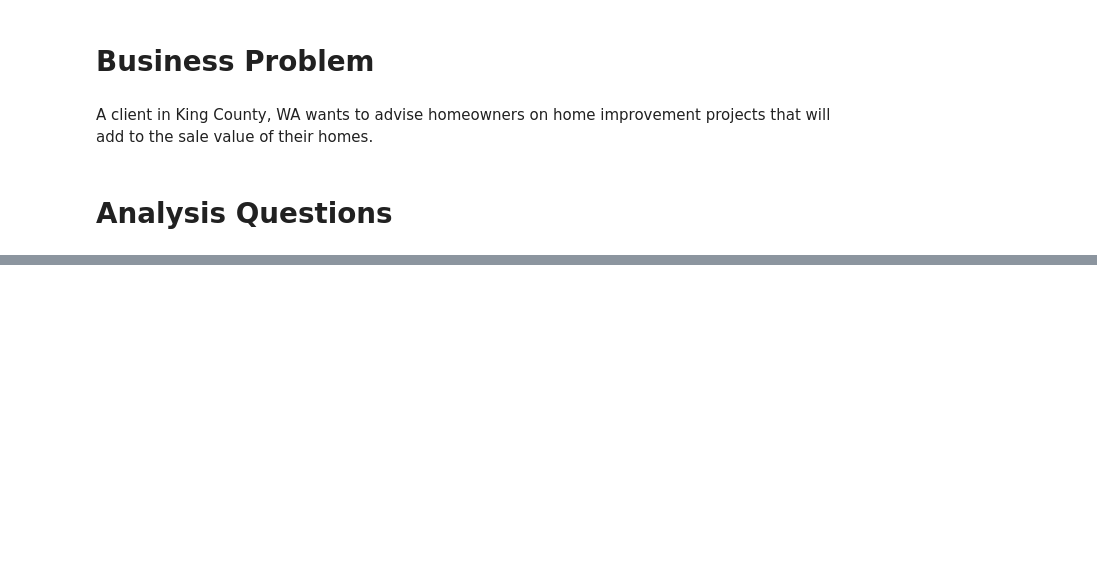
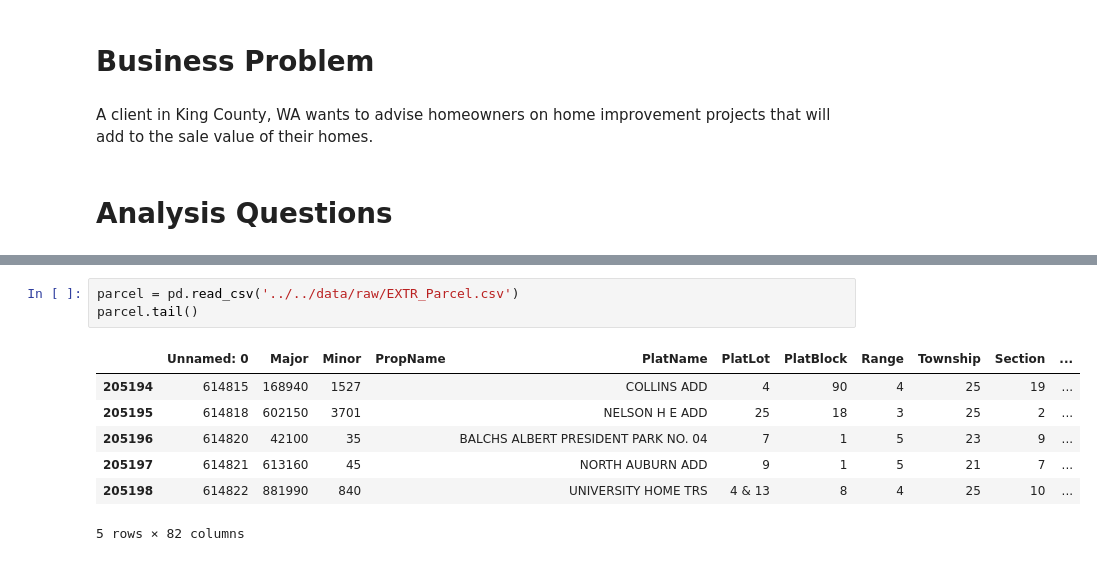
Before and after one commit to samtuleen/King-County-Home-Price-Predictors, a Jupyter notebook: notebooks/exploratory/Predicting-Most-Valuable-Home-Projects-In-King-County-Analysis.ipynb, the cells around one changed output, grey strips where cells are left out. Drawn from its saved outputs; the diff is of its cells as text; blank space fills up the shorter version.

```diff
--- a/notebooks/exploratory/Predicting-Most-Valuable-Home-Projects-In-King-County-Analysis.ipynb
+++ b/notebooks/exploratory/Predicting-Most-Valuable-Home-Projects-In-King-County-Analysis.ipynb
@@ -22,0 +139,11 @@ Questin 3: Will upgrading to a forced-air heating system increase the sale price
+# %%
+parcel = pd.read_csv('../../data/raw/EXTR_Parcel.csv')
+parcel.tail()
+# %% [output]
+|  | Unnamed: 0 | Major | Minor | PropName | PlatName | PlatLot | PlatBlock | Range | Township | Section | ... |
+| 205194 | 614815 | 168940 | 1527 |  | COLLINS ADD | 4 | 90 | 4 | 25 | 19 | ... |
+| 205195 | 614818 | 602150 | 3701 |  | NELSON H E ADD | 25 | 18 | 3 | 25 | 2 | ... |
+| 205196 | 614820 | 42100 | 35 |  | BALCHS ALBERT PRESIDENT PARK NO. 04 | 7 | 1 | 5 | 23 | 9 | ... |
+| 205197 | 614821 | 613160 | 45 |  | NORTH AUBURN ADD | 9 | 1 | 5 | 21 | 7 | ... |
+| 205198 | 614822 | 881990 | 840 |  | UNIVERSITY HOME TRS | 4 & 13 | 8 | 4 | 25 | 10 | ... |
+5 rows × 82 columns
```
Also changed, not shown: parts of 18 cells of this notebook.
